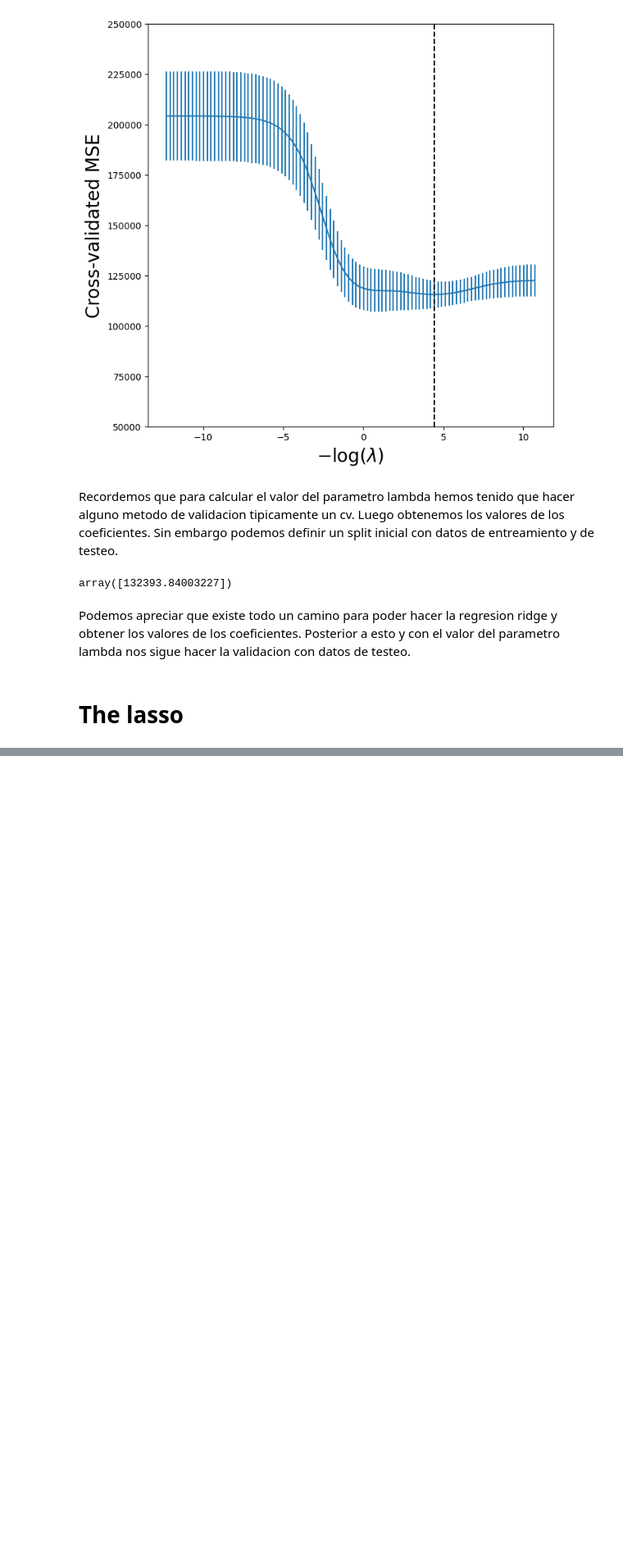
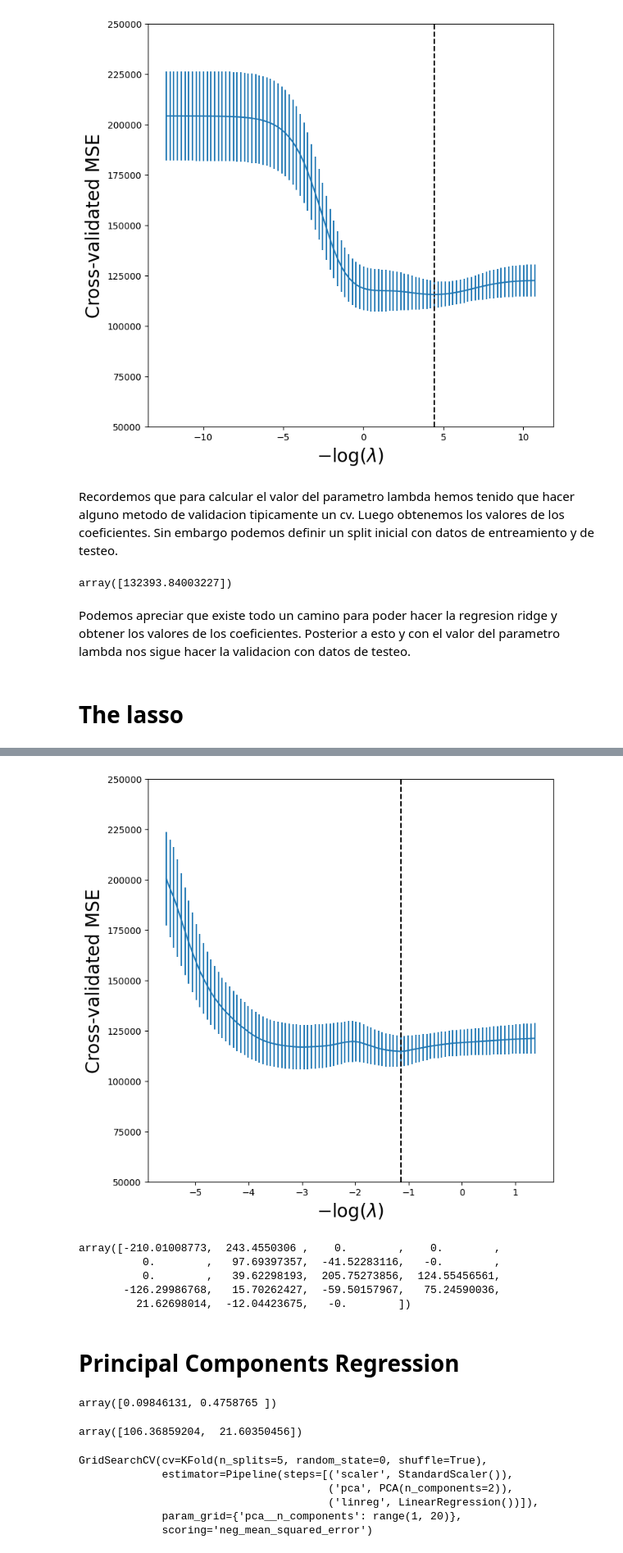
Before and after one commit to chuancao26/islp, a Jupyter notebook: LaboratorioRegularizacion.ipynb, the cells around one changed output, grey strips where cells are left out. Shown at 82% size. Saved outputs shown, nothing was run; the diff lists cells and outputs as text; code cells hidden in the pictures; blank space fills up the shorter version.

```diff
--- a/LaboratorioRegularizacion.ipynb
+++ b/LaboratorioRegularizacion.ipynb
@@ -526,3 +526,19 @@ array([132393.84003227])
 Podemos apreciar que existe todo un camino para poder hacer la regresion ridge y obtener los valores de los coeficientes. Posterior a esto y con el valor del parametro lambda nos sigue hacer la validacion con datos de testeo.
 # %% [markdown]
 # The lasso
+# %%
+k = 5
+kfold = skm.KFold(k,
+                  random_state=0,
+                  shuffle=True)
+scaler = StandardScaler(with_mean=True,
+                        with_std=True)
+# %%
+lassoCV = skl.ElasticNetCV(n_alphas=100,
+                            l1_ratio=1,
+                            cv=kfold)
+pipeCV = Pipeline(steps=[("scaler", scaler),
+                         ("lasso", lassoCV)])
+pipeCV.fit(X, Y)
+tunned_lasso = pipeCV.named_steps['lasso']
+tunned_lasso.alpha_
@@ -528,0 +567,52 @@ Podemos apreciar que existe todo un camino para poder hacer la regresion ridge y
+# %%
+lassoCV_fig , ax = subplots(figsize=(8,8))
+ax.errorbar(-np.log(tunned_lasso.alphas_),
+tunned_lasso.mse_path_.mean(1),
+yerr=tunned_lasso.mse_path_.std(1) / np.sqrt(K))
+ax.axvline(-np.log(tunned_lasso.alpha_), c='k', ls='--')
+ax.set_ylim([50000,250000])
+ax.set_xlabel('$-\log(\lambda)$', fontsize=20)
+ax.set_ylabel('Cross-validated MSE', fontsize=20);
+# %% [output]
+[figure, added]
+# %%
+tunned_lasso.coef_
+# %% [output]
+array([-210.01008773,  243.4550306 ,    0.        ,    0.        ,
+          0.        ,   97.69397357,  -41.52283116,   -0.        ,
+          0.        ,   39.62298193,  205.75273856,  124.55456561,
+       -126.29986768,   15.70262427,  -59.50157967,   75.24590036,
+         21.62698014,  -12.04423675,   -0.        ])
+# %% [markdown]
+# Principal Components Regression
+# %%
+pca = PCA(n_components=2)
+linreg = skl.LinearRegression()
+pipe = Pipeline([('pca', pca),
+                ('linreg', linreg)])
+pipe.fit(X, Y)
+pipe.named_steps['linreg'].coef_
+# %% [output]
+array([0.09846131, 0.4758765 ])
+# %%
+pipe = Pipeline([('scaler', scaler),
+                ('pca', pca),
+                ('linreg', linreg)])
+pipe.fit(X, Y)
+pipe.named_steps['linreg'].coef_
+# %% [output]
+array([106.36859204,  21.60350456])
+# %%
+param_grid = {'pca__n_components': range(1, 20)}
+grid = skm.GridSearchCV(pipe,
+                        param_grid ,
+                        cv=kfold,
+                        scoring='neg_mean_squared_error')
+grid.fit(X, Y)
+# %% [output]
+GridSearchCV(cv=KFold(n_splits=5, random_state=0, shuffle=True),
+             estimator=Pipeline(steps=[('scaler', StandardScaler()),
+                                       ('pca', PCA(n_components=2)),
+                                       ('linreg', LinearRegression())]),
+             param_grid={'pca__n_components': range(1, 20)},
+             scoring='neg_mean_squared_error')
```
Also changed, not shown: parts of 14 cells of this notebook.
